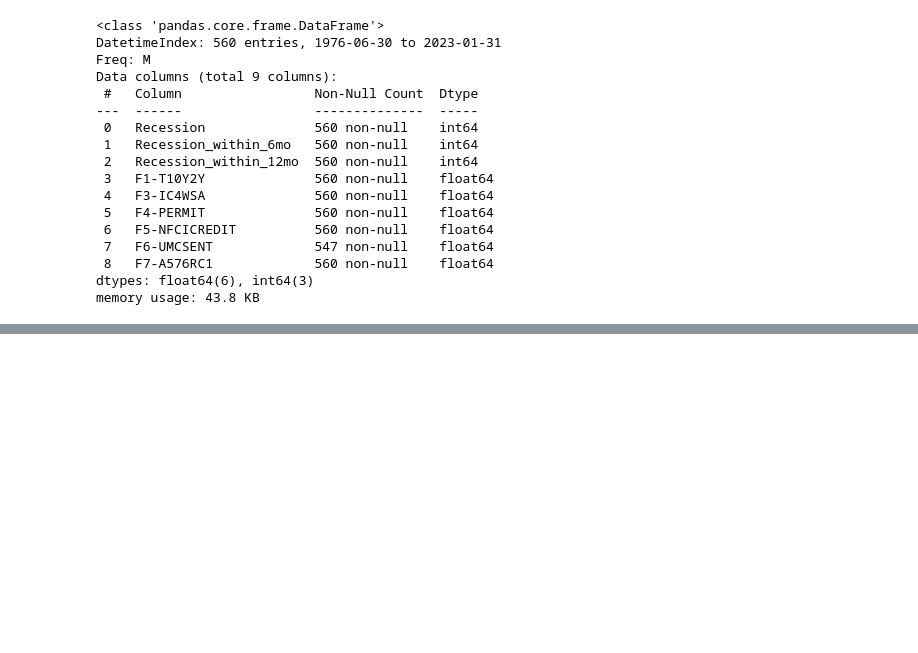
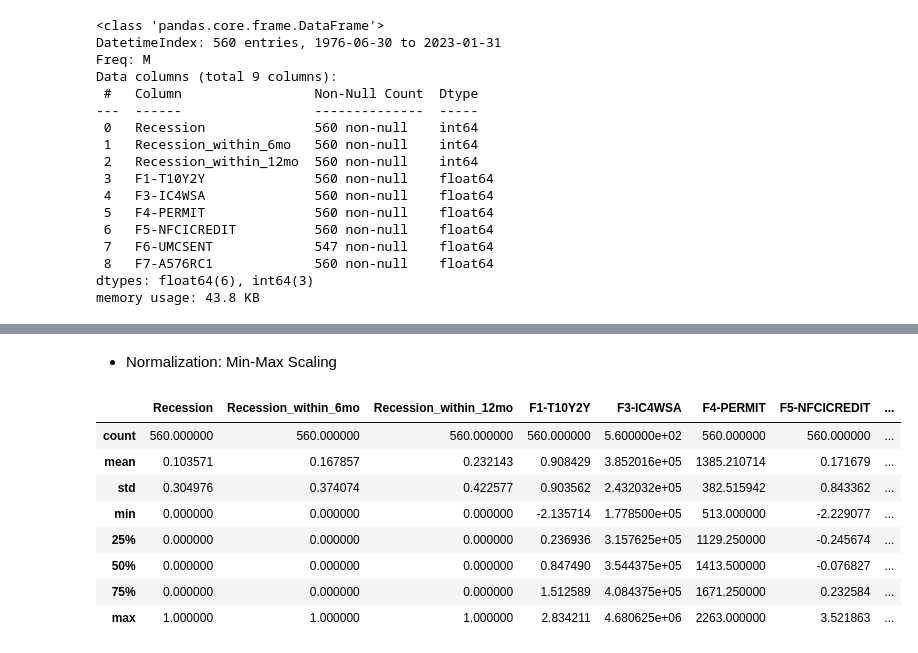
Before and after one commit to YoongsompornT/RecessionPrediction, a Jupyter notebook: Models/ML/make-supervised-data.ipynb, the cells around one changed output, grey strips where cells are left out. Saved outputs shown, nothing was run; the diff lists cells and outputs as text; code cells hidden in the pictures; blank space fills up the shorter version.

```diff
--- a/Models/ML/make-supervised-data.ipynb
+++ b/Models/ML/make-supervised-data.ipynb
@@ -366,0 +397,20 @@ To-do:
+# %% [markdown]
+- Normalization: Min-Max Scaling
+# %%
+cols = list(df.columns[4:])
+for col in cols:
+    min_val = df[col].min()
+    max_val = df[col].max()
+    df[col+'_norm'] = (df[col] - min_val) / (max_val - min_val)
+
+df.describe()
+# %% [output]
+|  | Recession | Recession_within_6mo | Recession_within_12mo | F1-T10Y2Y | F3-IC4WSA | F4-PERMIT | F5-NFCICREDIT | ... |
+| count | 560.000000 | 560.000000 | 560.000000 | 560.000000 | 5.600000e+02 | 560.000000 | 560.000000 | ... |
+| mean | 0.103571 | 0.167857 | 0.232143 | 0.908429 | 3.852016e+05 | 1385.210714 | 0.171679 | ... |
+| std | 0.304976 | 0.374074 | 0.422577 | 0.903562 | 2.432032e+05 | 382.515942 | 0.843362 | ... |
+| min | 0.000000 | 0.000000 | 0.000000 | -2.135714 | 1.778500e+05 | 513.000000 | -2.229077 | ... |
+| 25% | 0.000000 | 0.000000 | 0.000000 | 0.236936 | 3.157625e+05 | 1129.250000 | -0.245674 | ... |
+| 50% | 0.000000 | 0.000000 | 0.000000 | 0.847490 | 3.544375e+05 | 1413.500000 | -0.076827 | ... |
+| 75% | 0.000000 | 0.000000 | 0.000000 | 1.512589 | 4.084375e+05 | 1671.250000 | 0.232584 | ... |
+| max | 1.000000 | 1.000000 | 1.000000 | 2.834211 | 4.680625e+06 | 2263.000000 | 3.521863 | ... |
```
Also changed, not shown: parts of 6 cells of this notebook, 1 other file.
